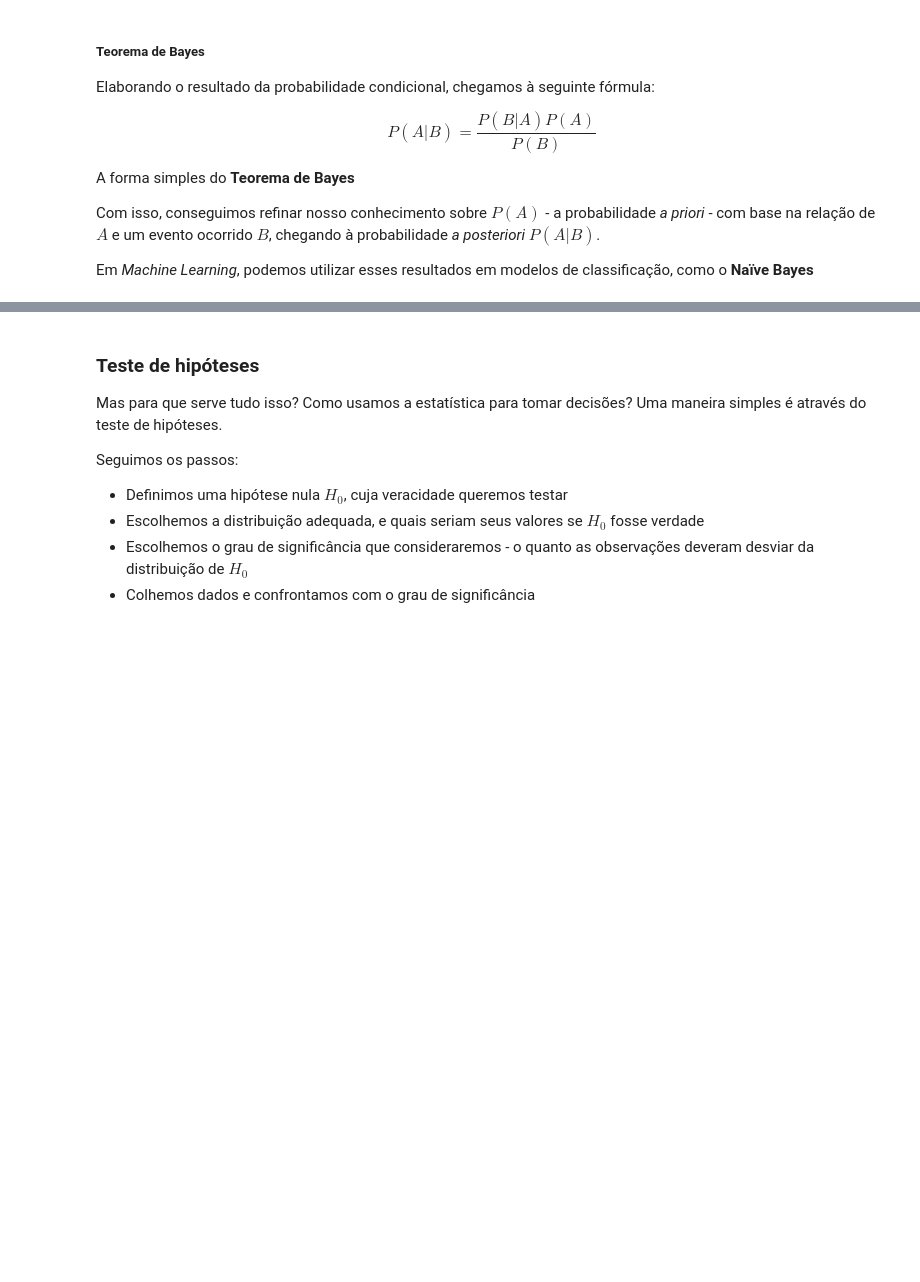
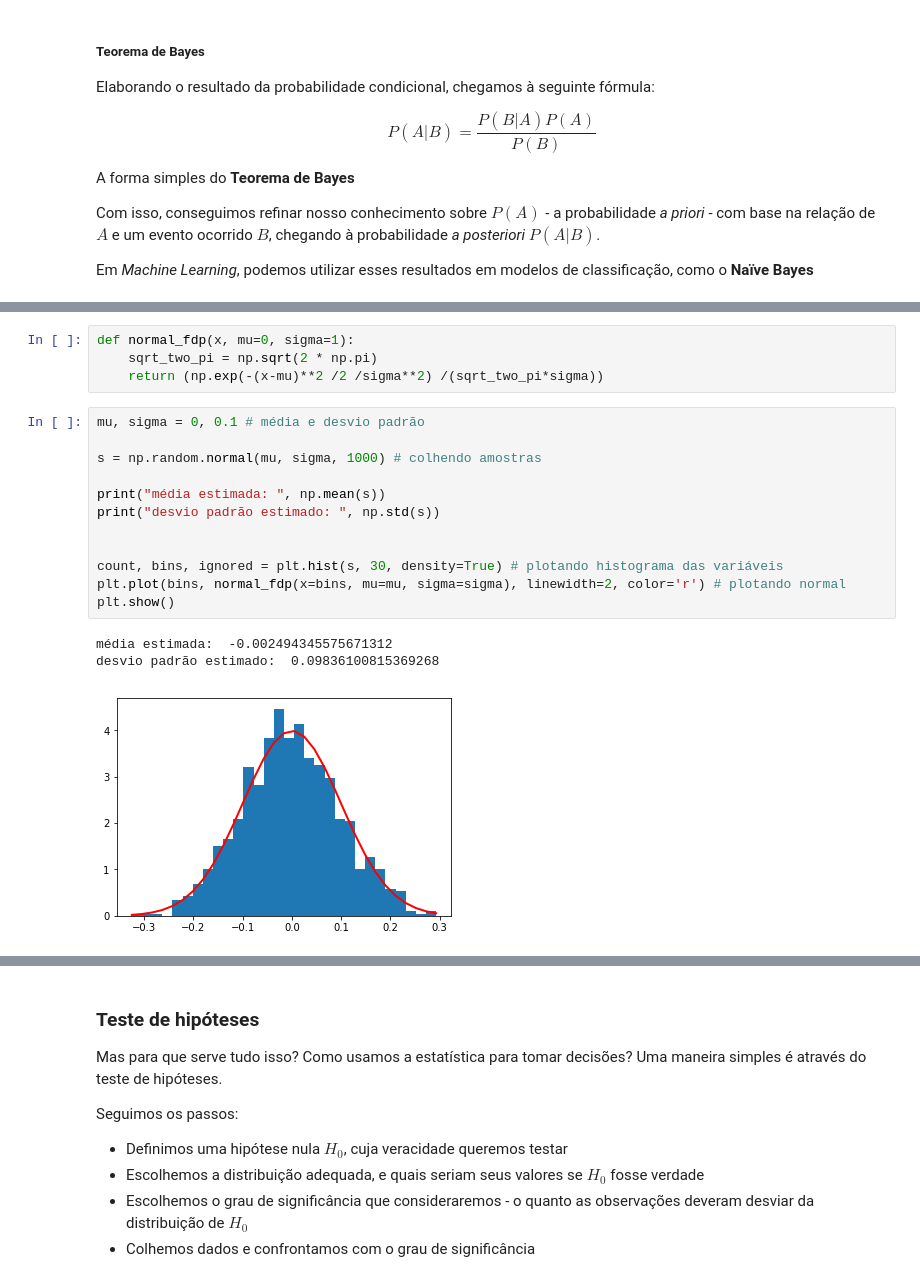
Before and after one commit to franciscodefaria/PythonBasico, a Jupyter notebook: Aula2/Aula2.ipynb, the cells around one changed output, grey strips where cells are left out. Cells and saved outputs as stored; diff of their text form; blank space fills up the shorter version.

```diff
--- a/Aula2/Aula2.ipynb
+++ b/Aula2/Aula2.ipynb
@@ -172,3 +207,23 @@ Formalmente, o teorema do limite central afirma que, sendo $x$ a variável aleat
 Apesar da formulação estranha, é um resultado recorrente nos processos comuns do dia-a-dia, e muita coisa é modelada como sendo aproximadamente normal, ainda que não exatamente.
 
 $$f(x) = \frac{1}{\sqrt{2\pi}\hspace{1mm}\sigma} e^{-\frac{(x-\mu)^2}{2\sigma^2}}$$
+# %%
+def normal_fdp(x, mu=0, sigma=1):
+    sqrt_two_pi = np.sqrt(2 * np.pi)
+    return (np.exp(-(x-mu)**2 /2 /sigma**2) /(sqrt_two_pi*sigma))
+# %%
+mu, sigma = 0, 0.1 # média e desvio padrão
+
+s = np.random.normal(mu, sigma, 1000) # colhendo amostras
+
+print("média estimada: ", np.mean(s))
+print("desvio padrão estimado: ", np.std(s))
+
+
+count, bins, ignored = plt.hist(s, 30, density=True) # plotando histograma das variáveis
+plt.plot(bins, normal_fdp(x=bins, mu=mu, sigma=sigma), linewidth=2, color='r') # plotando normal
+plt.show()
+# %% [output]
+média estimada:  -0.002494345575671312
+desvio padrão estimado:  0.09836100815369268
+[figure, added]
```
Also changed, not shown: parts of 11 cells of this notebook.
